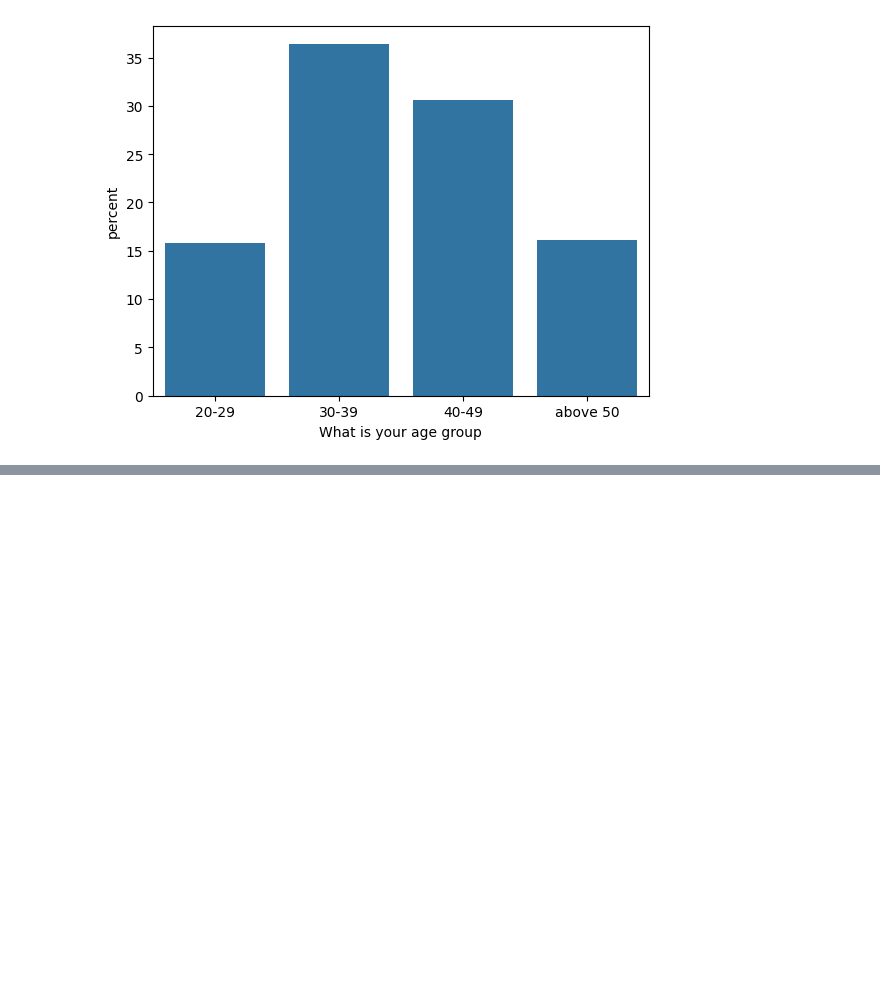
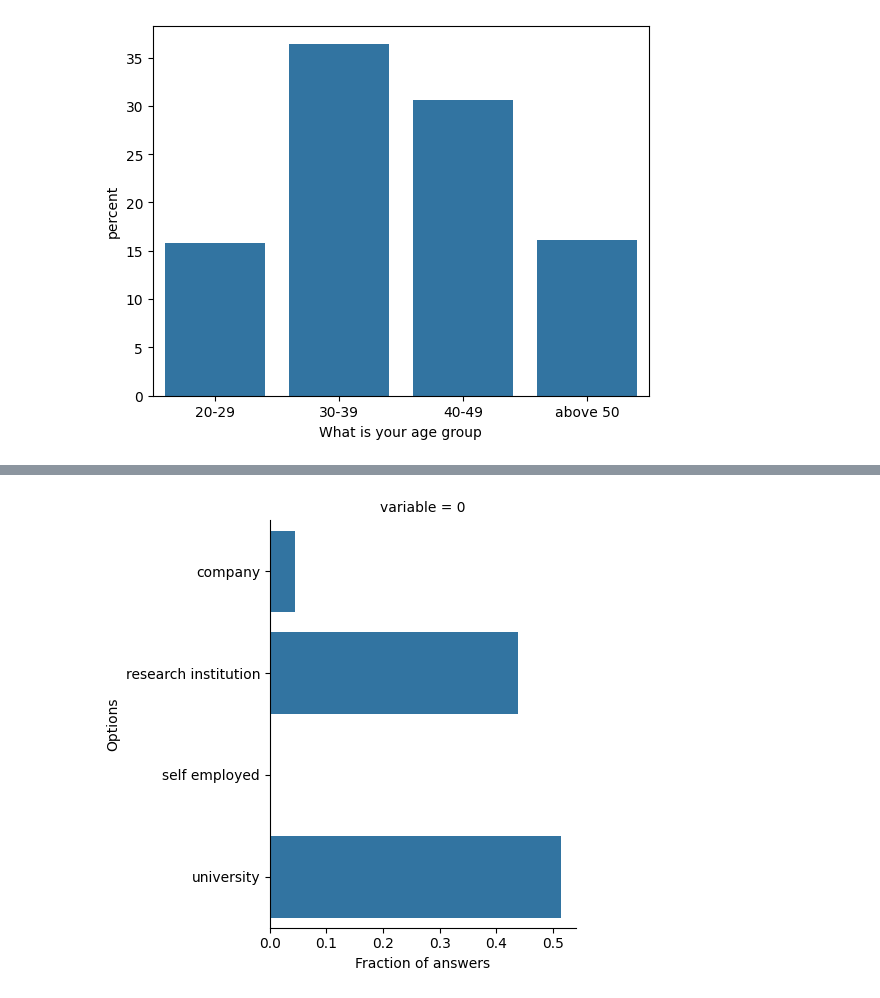
Before and after one commit to GloBIAS-BioimageAnalysts/Survey_2024, a Jupyter notebook: notebooks/demographics.ipynb, the cells around one changed output, grey strips where cells are left out. Cells and saved outputs as stored; diff of their text form; code cells hidden in the pictures; blank space fills up the shorter version.

```diff
--- a/notebooks/demographics.ipynb
+++ b/notebooks/demographics.ipynb
@@ -49,0 +56,6 @@ plt.savefig('../figures/age_percent.svg')
+# %%
+utils.select_all_that_apply_hist_facet(df,
+                                       'In which of these sectors do you work',
+                                       '../figures/Sectors',)
+# %% [output]
+[figure, added]
```
Also changed, not shown: parts of 2 cells of this notebook, 6 other files.
